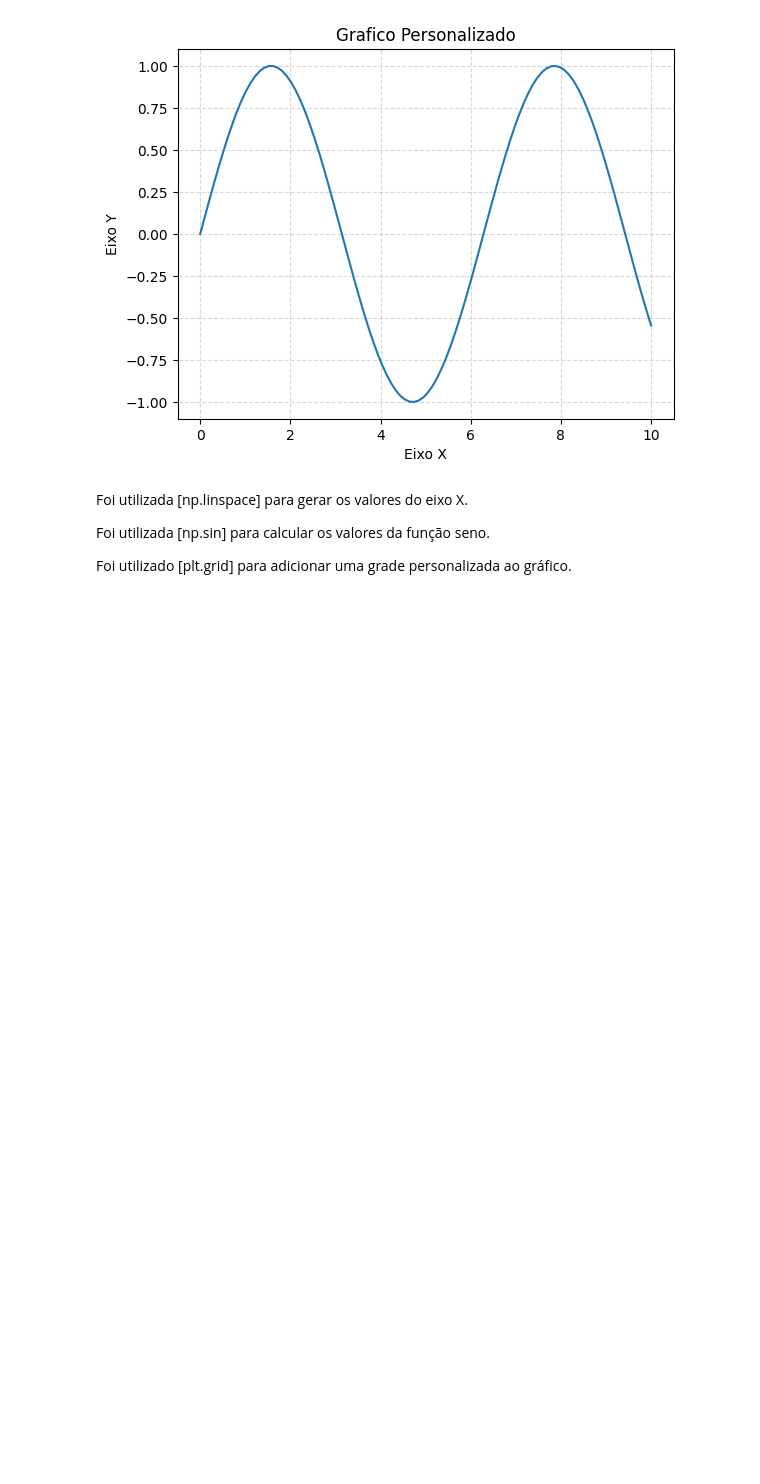
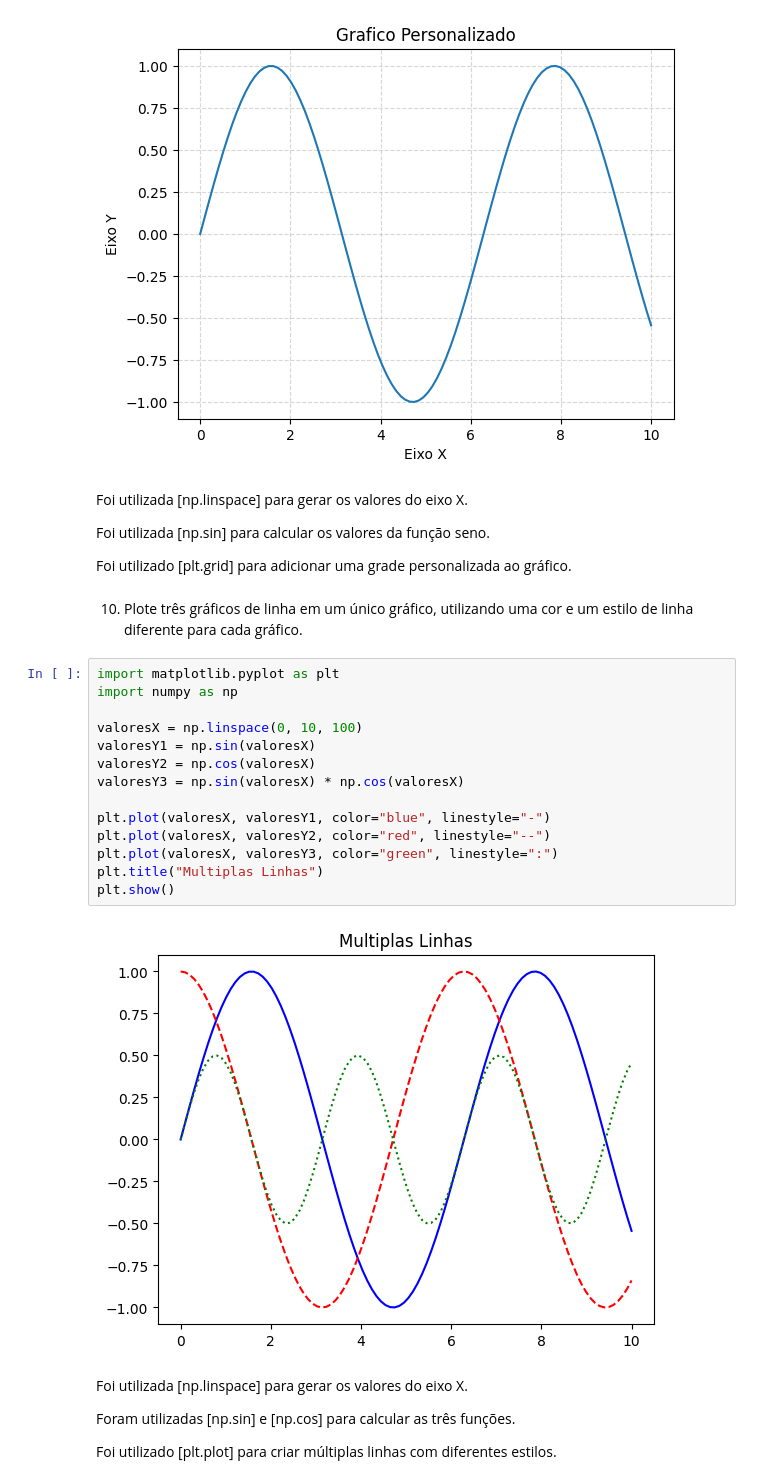
Before and after one commit to 76Falcone/AulasInteligenciaArtificial, a Jupyter notebook: ExercíciosBibliotecas_Python_Falcone_6B_Noturno.ipynb, the cells around one changed output. Saved outputs shown, nothing was run; the diff lists cells and outputs as text; blank space fills up the shorter version.

Commit message:
Exercício 10 - Matplotlib

```diff
--- a/ExercíciosBibliotecas_Python_Falcone_6B_Noturno.ipynb
+++ b/ExercíciosBibliotecas_Python_Falcone_6B_Noturno.ipynb
@@ -1810,3 +1810,27 @@ Foi utilizada [np.linspace] para gerar os valores do eixo X.
 Foi utilizada [np.sin] para calcular os valores da função seno.
 
 Foi utilizado [plt.grid] para adicionar uma grade personalizada ao gráfico.
+# %% [markdown]
+10. Plote três gráficos de linha em um único gráfico, utilizando uma cor e um estilo de linha diferente para cada gráfico.
+# %%
+import matplotlib.pyplot as plt
+import numpy as np
+
+valoresX = np.linspace(0, 10, 100)
+valoresY1 = np.sin(valoresX)
+valoresY2 = np.cos(valoresX)
+valoresY3 = np.sin(valoresX) * np.cos(valoresX)
+
+plt.plot(valoresX, valoresY1, color="blue", linestyle="-")
+plt.plot(valoresX, valoresY2, color="red", linestyle="--")
+plt.plot(valoresX, valoresY3, color="green", linestyle=":")
+plt.title("Multiplas Linhas")
+plt.show()
+# %% [output]
+[figure, added]
+# %% [markdown]
+Foi utilizada [np.linspace] para gerar os valores do eixo X.
+
+Foram utilizadas [np.sin] e [np.cos] para calcular as três funções.
+
+Foi utilizado [plt.plot] para criar múltiplas linhas com diferentes estilos.
```
